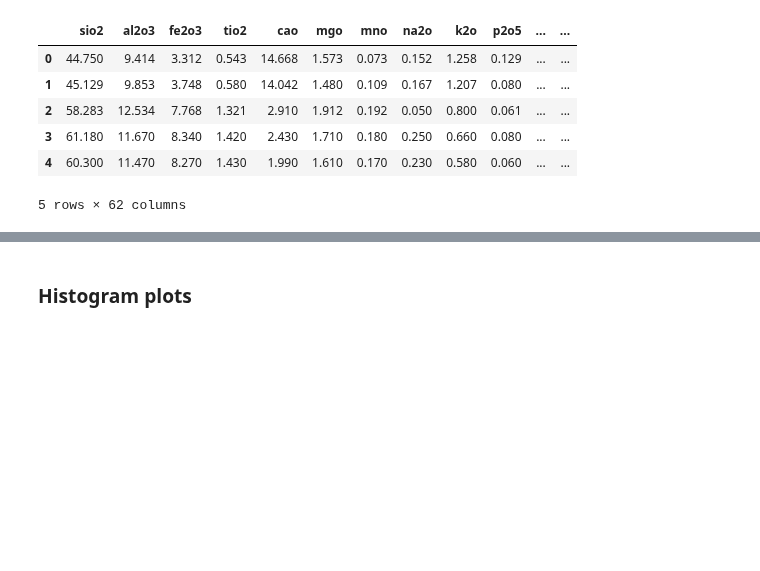
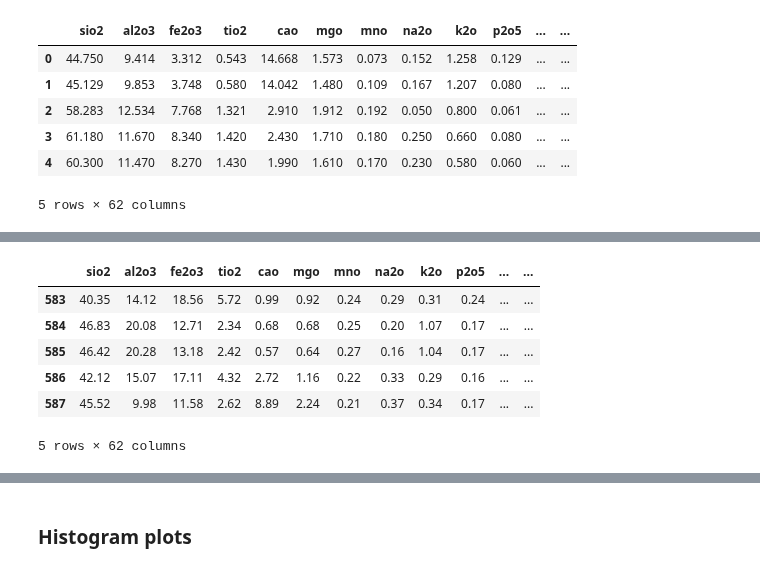
Before and after one commit to Ashish-Sasna/CMT-GSC-AI, a Jupyter notebook: Kodangal-Concentration prediction_DL.ipynb, the cells around one changed output, grey strips where cells are left out. Saved outputs shown, nothing was run; the diff lists cells and outputs as text; code cells hidden in the pictures; blank space fills up the shorter version.

```diff
--- a/Kodangal-Concentration prediction_DL.ipynb
+++ b/Kodangal-Concentration prediction_DL.ipynb
@@ -213,3 +233,14 @@ elem_df.head()
+# %%
+elem_df = elem_df.head(588)
+elem_df.tail(5)
+# %% [output]
+|  | sio2 | al2o3 | fe2o3 | tio2 | cao | mgo | mno | na2o | k2o | p2o5 | ... | ... |
+| 583 | 40.35 | 14.12 | 18.56 | 5.72 | 0.99 | 0.92 | 0.24 | 0.29 | 0.31 | 0.24 | ... | ... |
+| 584 | 46.83 | 20.08 | 12.71 | 2.34 | 0.68 | 0.68 | 0.25 | 0.20 | 1.07 | 0.17 | ... | ... |
+| 585 | 46.42 | 20.28 | 13.18 | 2.42 | 0.57 | 0.64 | 0.27 | 0.16 | 1.04 | 0.17 | ... | ... |
+| 586 | 42.12 | 15.07 | 17.11 | 4.32 | 2.72 | 1.16 | 0.22 | 0.33 | 0.29 | 0.16 | ... | ... |
+| 587 | 45.52 | 9.98 | 11.58 | 2.62 | 8.89 | 2.24 | 0.21 | 0.37 | 0.34 | 0.17 | ... | ... |
+5 rows × 62 columns
 # %%
 plt.figure(figsize=(25,25))
 sns.heatmap(elem_df.corr(),
```
Also changed, not shown: parts of 13 cells of this notebook.
